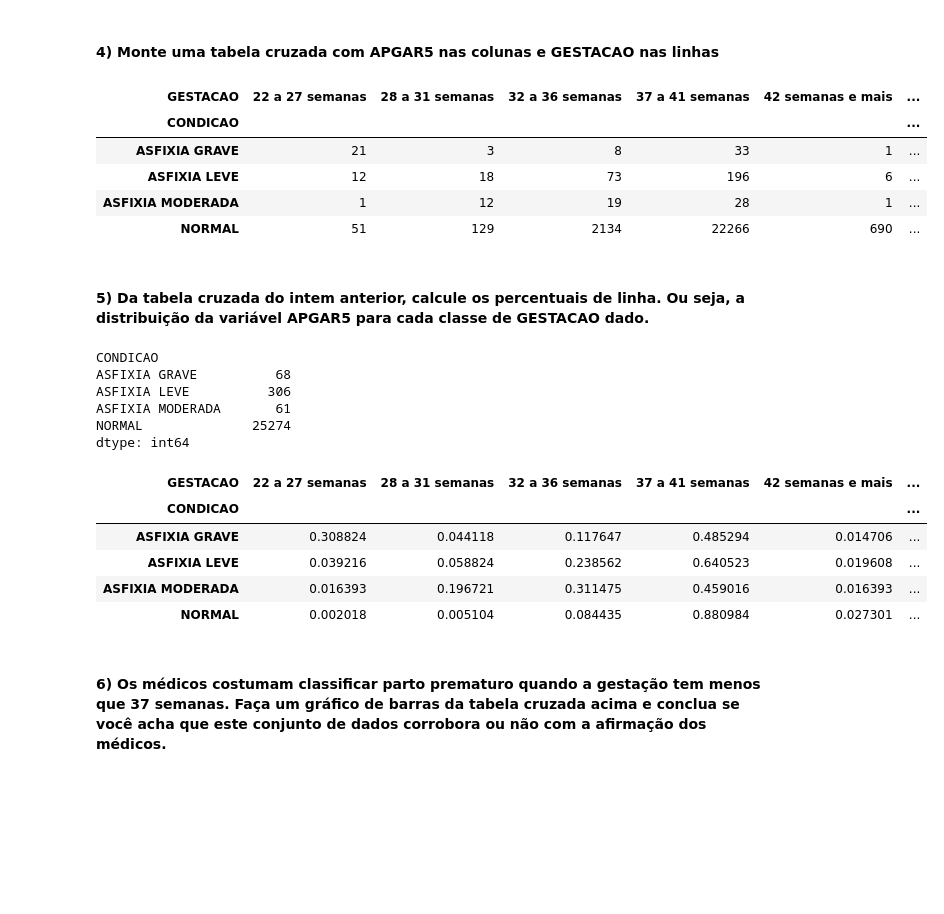
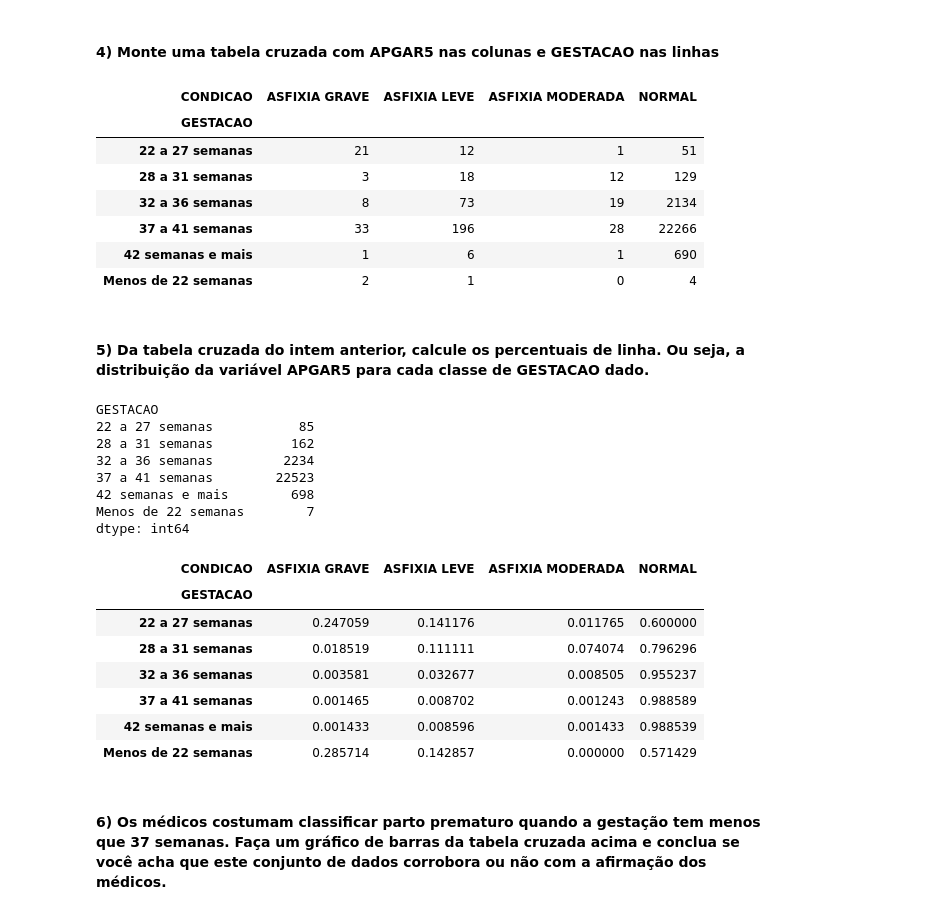
Before and after one commit to vitorbga/projeto_01, a Jupyter notebook: mod06ex03.ipynb, the cells around one changed output. Saved outputs shown, nothing was run; the diff lists cells and outputs as text; code cells hidden in the pictures; blank space fills up the shorter version.

```diff
--- a/mod06ex03.ipynb
+++ b/mod06ex03.ipynb
@@ -85,36 +85,42 @@ sns.scatterplot(data = sinasc
 ####  4) Monte uma tabela cruzada com APGAR5 nas colunas e GESTACAO nas linhas
 # %%
 # Tabela cruzada
-tab_cruz = pd.crosstab(sinasc['CONDICAO'], sinasc['GESTACAO'])
+tab_cruz = pd.crosstab(sinasc['GESTACAO'], sinasc['CONDICAO'])
 tab_cruz
 # %% [output]
-| GESTACAO | 22 a 27 semanas | 28 a 31 semanas | 32 a 36 semanas | 37 a 41 semanas | 42 semanas e mais | ... |
-| CONDICAO |  |  |  |  |  | ... |
-| ASFIXIA GRAVE | 21 | 3 | 8 | 33 | 1 | ... |
-| ASFIXIA LEVE | 12 | 18 | 73 | 196 | 6 | ... |
-| ASFIXIA MODERADA | 1 | 12 | 19 | 28 | 1 | ... |
-| NORMAL | 51 | 129 | 2134 | 22266 | 690 | ... |
+| CONDICAO | ASFIXIA GRAVE | ASFIXIA LEVE | ASFIXIA MODERADA | NORMAL |
+| GESTACAO |  |  |  |  |
+| 22 a 27 semanas | 21 | 12 | 1 | 51 |
+| 28 a 31 semanas | 3 | 18 | 12 | 129 |
+| 32 a 36 semanas | 8 | 73 | 19 | 2134 |
+| 37 a 41 semanas | 33 | 196 | 28 | 22266 |
+| 42 semanas e mais | 1 | 6 | 1 | 690 |
+| Menos de 22 semanas | 2 | 1 | 0 | 4 |
 # %% [markdown]
 ####  5) Da tabela cruzada do intem anterior, calcule os percentuais de linha. Ou seja, a distribuição da variável APGAR5 para cada classe de GESTACAO dado.
 # %%
 tab_cruz.sum(axis = 1)
 # %% [output]
-CONDICAO
-ASFIXIA GRAVE          68
-ASFIXIA LEVE          306
-ASFIXIA MODERADA       61
-NORMAL              25274
+GESTACAO
+22 a 27 semanas           85
+28 a 31 semanas          162
+32 a 36 semanas         2234
+37 a 41 semanas        22523
+42 semanas e mais        698
+Menos de 22 semanas        7
 dtype: int64
 # %%
 tab_cruz_pct = tab_cruz.div(tab_cruz.sum(axis = 1), axis = 0)
 tab_cruz_pct
 # %% [output]
-| GESTACAO | 22 a 27 semanas | 28 a 31 semanas | 32 a 36 semanas | 37 a 41 semanas | 42 semanas e mais | ... |
-| CONDICAO |  |  |  |  |  | ... |
-| ASFIXIA GRAVE | 0.308824 | 0.044118 | 0.117647 | 0.485294 | 0.014706 | ... |
-| ASFIXIA LEVE | 0.039216 | 0.058824 | 0.238562 | 0.640523 | 0.019608 | ... |
-| ASFIXIA MODERADA | 0.016393 | 0.196721 | 0.311475 | 0.459016 | 0.016393 | ... |
-| NORMAL | 0.002018 | 0.005104 | 0.084435 | 0.880984 | 0.027301 | ... |
+| CONDICAO | ASFIXIA GRAVE | ASFIXIA LEVE | ASFIXIA MODERADA | NORMAL |
+| GESTACAO |  |  |  |  |
+| 22 a 27 semanas | 0.247059 | 0.141176 | 0.011765 | 0.600000 |
+| 28 a 31 semanas | 0.018519 | 0.111111 | 0.074074 | 0.796296 |
+| 32 a 36 semanas | 0.003581 | 0.032677 | 0.008505 | 0.955237 |
+| 37 a 41 semanas | 0.001465 | 0.008702 | 0.001243 | 0.988589 |
+| 42 semanas e mais | 0.001433 | 0.008596 | 0.001433 | 0.988539 |
+| Menos de 22 semanas | 0.285714 | 0.142857 | 0.000000 | 0.571429 |
 # %% [markdown]
 ####  6) Os médicos costumam classificar parto prematuro quando a gestação tem menos que 37 semanas. Faça um gráfico de barras da tabela cruzada acima e conclua se você acha que este conjunto de dados corrobora ou não com a afirmação dos médicos.
 # %%
```
Also changed, not shown: parts of 1 cell of this notebook.
